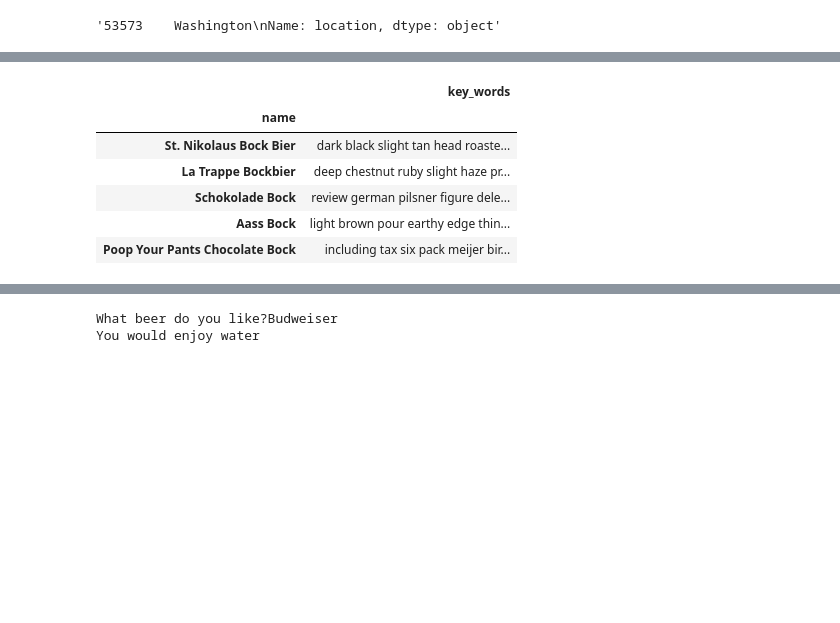
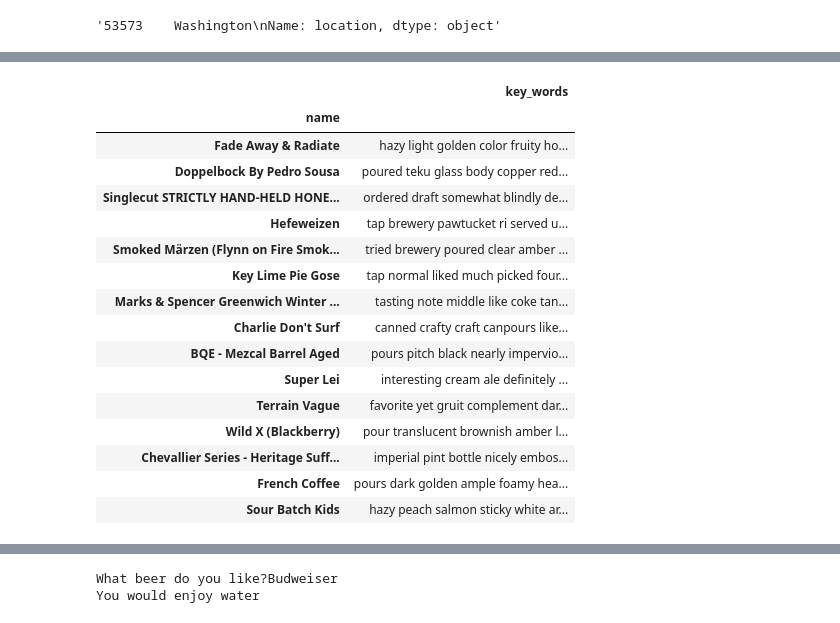
Before and after one commit to ssmithie/beer_recommender, a Jupyter notebook: Data_cleaning.ipynb, the cells around one changed output, grey strips where cells are left out. Cells and saved outputs as stored; diff of their text form; code cells hidden in the pictures; blank space fills up the shorter version.

```diff
--- a/Data_cleaning.ipynb
+++ b/Data_cleaning.ipynb
@@ -244,6 +246,8 @@ Try using .loc[row_indexer,col_indexer] = value instead
 
 See the caveats in the documentation: http://pandas.pydata.org/pandas-docs/stable/indexing.html#indexing-view-versus-copy
   self.obj[item] = s
+# %%
+sm_df = pd.read_csv('data_files/sm_top_beers.csv', index_col=0)
 # %%
 sm_df.shape
 # %% [output]
@@ -557,11 +572,21 @@ sm_df_full.sample(10)
-# %%
-sm_df.head()
-# %% [output]
-|  | key_words |
-| name |  |
-| St. Nikolaus Bock Bier | dark black slight tan head roaste... |
-| La Trappe Bockbier | deep chestnut ruby slight haze pr... |
-| Schokolade Bock | review german pilsner figure dele... |
-| Aass Bock | light brown pour earthy edge thin... |
-| Poop Your Pants Chocolate Bock | including tax six pack meijer bir... |
+# %%
+sm_df.sample(15)
+# %% [output]
+|  | key_words |
+| name |  |
+| Fade Away & Radiate | hazy light golden color fruity ho... |
+| Doppelbock By Pedro Sousa | poured teku glass body copper red... |
+| Singlecut STRICTLY HAND-HELD HONE... | ordered draft somewhat blindly de... |
+| Hefeweizen | tap brewery pawtucket ri served u... |
+| Smoked Märzen (Flynn on Fire Smok... | tried brewery poured clear amber ... |
+| Key Lime Pie Gose | tap normal liked much picked four... |
+| Marks & Spencer Greenwich Winter ... | tasting note middle like coke tan... |
+| Charlie Don't Surf | canned crafty craft canpours like... |
+| BQE - Mezcal Barrel Aged | pours pitch black nearly impervio... |
+| Super Lei | interesting cream ale definitely ... |
+| Terrain Vague | favorite yet gruit complement dar... |
+| Wild X (Blackberry) | pour translucent brownish amber l... |
+| Chevallier Series - Heritage Suff... | imperial pint bottle nicely embos... |
+| French Coffee | pours dark golden ample foamy hea... |
+| Sour Batch Kids | hazy peach salmon sticky white ar... |
 # %%
```
Also changed, not shown: parts of 25 cells of this notebook, 4 other files.
